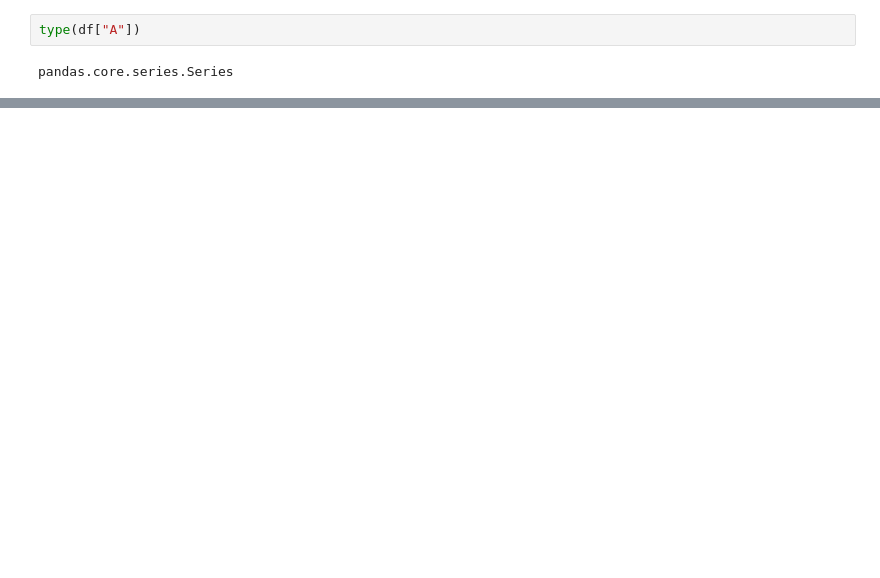
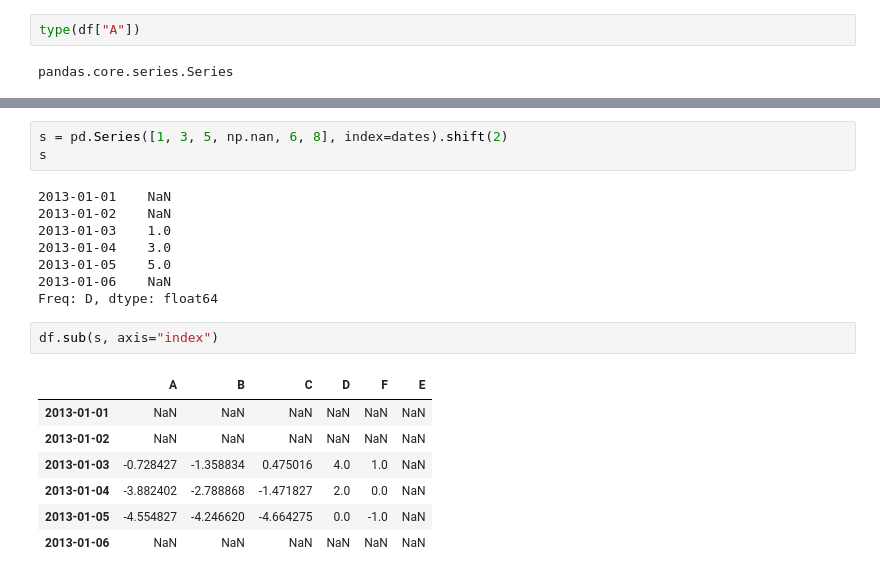
Before and after one commit to TaMaN2031A/data-yard, a Jupyter notebook: Roots of Knowledge/pandas documentation/User Guide/10 minutes to pandas.ipynb, the cells around one changed output, grey strips where cells are left out. Drawn from its saved outputs; the diff is of its cells as text; blank space fills up the shorter version.

```diff
--- a/Roots of Knowledge/pandas documentation/User Guide/10 minutes to pandas.ipynb
+++ b/Roots of Knowledge/pandas documentation/User Guide/10 minutes to pandas.ipynb
@@ -233,0 +500,21 @@ df.loc["20130102":"20130104", "A": "B"]
+# %%
+s = pd.Series([1, 3, 5, np.nan, 6, 8], index=dates).shift(2)
+s
+# %% [output]
+2013-01-01    NaN
+2013-01-02    NaN
+2013-01-03    1.0
+2013-01-04    3.0
+2013-01-05    5.0
+2013-01-06    NaN
+Freq: D, dtype: float64
+# %%
+df.sub(s, axis="index")
+# %% [output]
+|  | A | B | C | D | F | E |
+| 2013-01-01 | NaN | NaN | NaN | NaN | NaN | NaN |
+| 2013-01-02 | NaN | NaN | NaN | NaN | NaN | NaN |
+| 2013-01-03 | -0.728427 | -1.358834 | 0.475016 | 4.0 | 1.0 | NaN |
+| 2013-01-04 | -3.882402 | -2.788868 | -1.471827 | 2.0 | 0.0 | NaN |
+| 2013-01-05 | -4.554827 | -4.246620 | -4.664275 | 0.0 | -1.0 | NaN |
+| 2013-01-06 | NaN | NaN | NaN | NaN | NaN | NaN |
```
Also changed, not shown: parts of 56 cells of this notebook.
